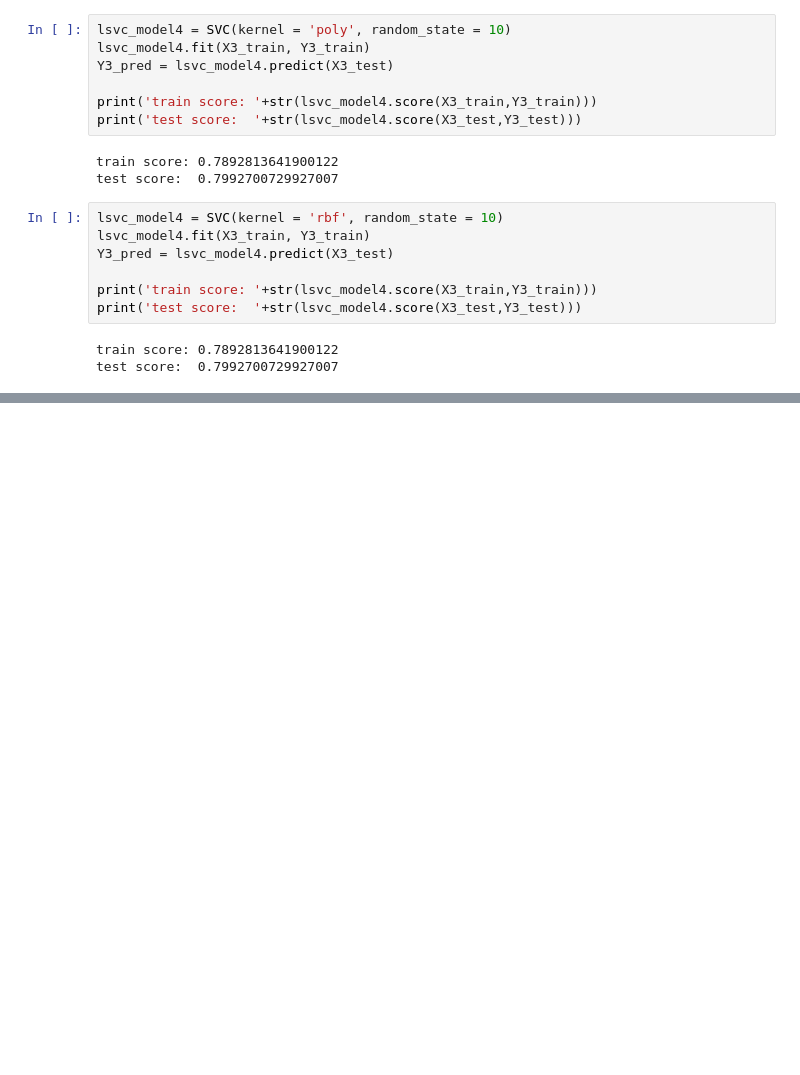
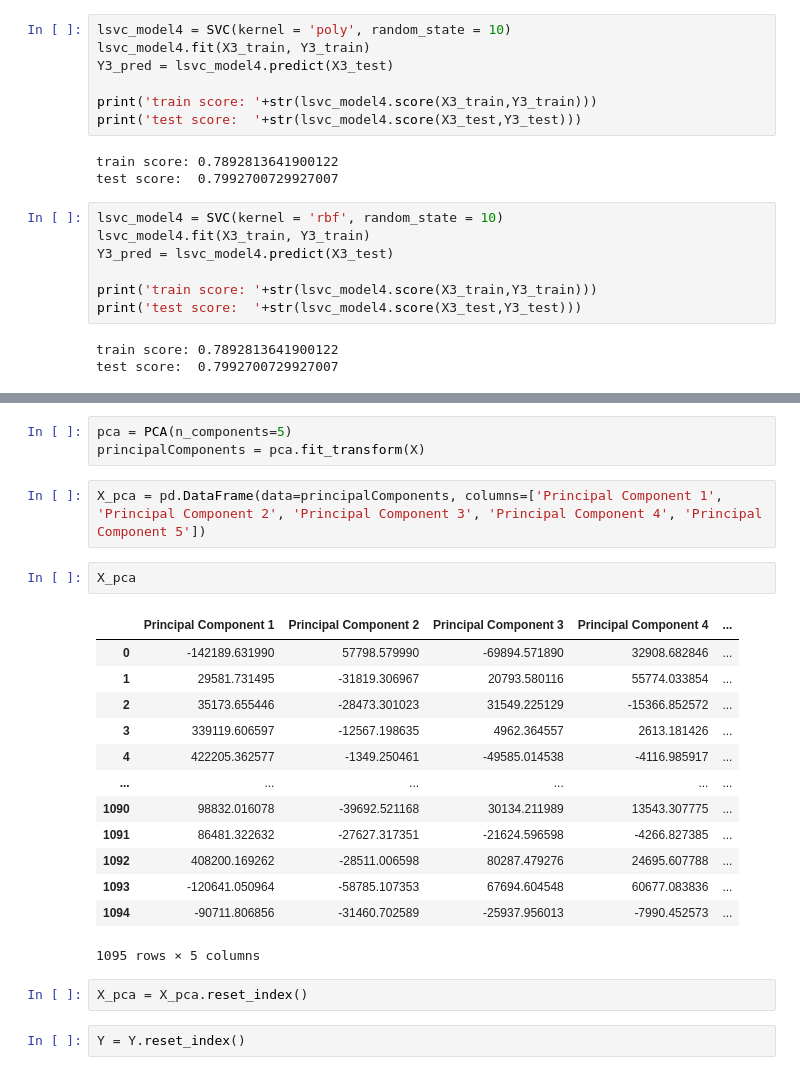
Before and after one commit to 8630-Cancer-Prediction/Cancer-Prediction, a Jupyter notebook: Processed_Data/model_training.ipynb, the cells around one changed output, grey strips where cells are left out. Saved outputs shown, nothing was run; the diff lists cells and outputs as text; blank space fills up the shorter version.

```diff
--- a/Processed_Data/model_training.ipynb
+++ b/Processed_Data/model_training.ipynb
@@ -310,0 +340,25 @@ test score:  0.8321167883211679
+# %%
+pca = PCA(n_components=5)
+principalComponents = pca.fit_transform(X)
+# %%
+X_pca = pd.DataFrame(data=principalComponents, columns=['Principal Component 1', 'Principal Component 2', 'Principal Component 3', 'Principal Component 4', 'Principal Component 5'])
+# %%
+X_pca
+# %% [output]
+|  | Principal Component 1 | Principal Component 2 | Principal Component 3 | Principal Component 4 | ... |
+| 0 | -142189.631990 | 57798.579990 | -69894.571890 | 32908.682846 | ... |
+| 1 | 29581.731495 | -31819.306967 | 20793.580116 | 55774.033854 | ... |
+| 2 | 35173.655446 | -28473.301023 | 31549.225129 | -15366.852572 | ... |
+| 3 | 339119.606597 | -12567.198635 | 4962.364557 | 2613.181426 | ... |
+| 4 | 422205.362577 | -1349.250461 | -49585.014538 | -4116.985917 | ... |
+| ... | ... | ... | ... | ... | ... |
+| 1090 | 98832.016078 | -39692.521168 | 30134.211989 | 13543.307775 | ... |
+| 1091 | 86481.322632 | -27627.317351 | -21624.596598 | -4266.827385 | ... |
+| 1092 | 408200.169262 | -28511.006598 | 80287.479276 | 24695.607788 | ... |
+| 1093 | -120641.050964 | -58785.107353 | 67694.604548 | 60677.083836 | ... |
+| 1094 | -90711.806856 | -31460.702589 | -25937.956013 | -7990.452573 | ... |
+1095 rows × 5 columns
+# %%
+X_pca = X_pca.reset_index()
+# %%
+Y = Y.reset_index()
```
Also changed, not shown: parts of 14 cells of this notebook.
